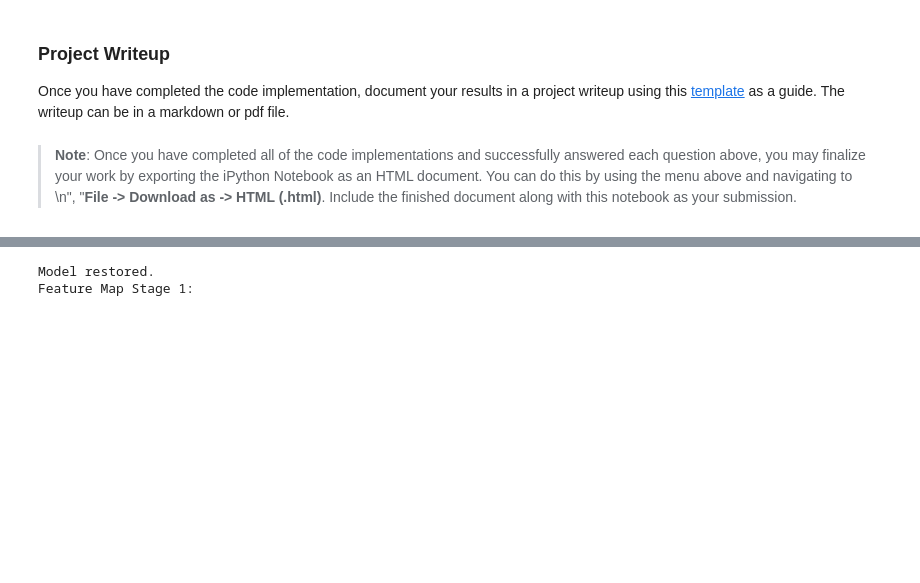
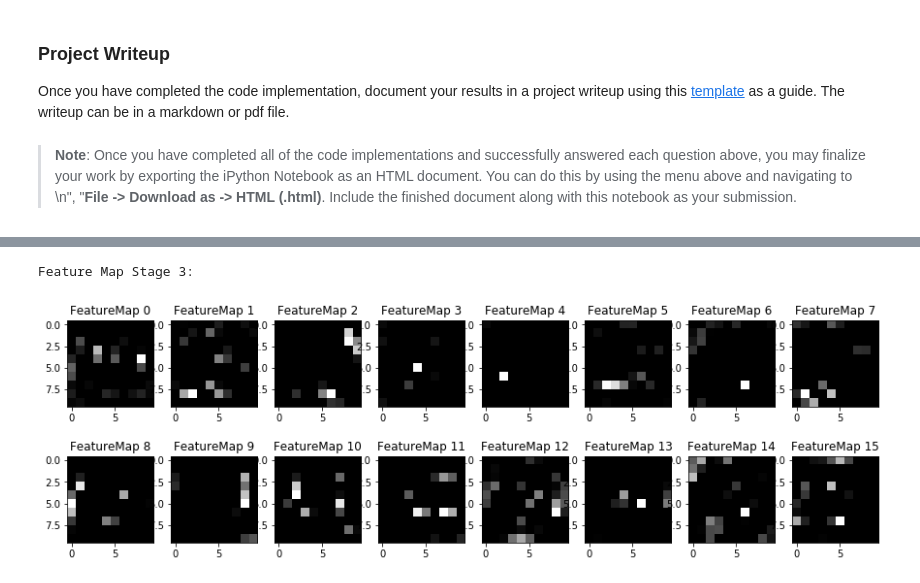
Before and after one commit to elninowang/CarND-Traffic-Sign-Classifier-Project, a Jupyter notebook: Traffic_Sign_Classifier.ipynb, the cells around one changed output, grey strips where cells are left out. Saved outputs shown, nothing was run; the diff lists cells and outputs as text; code cells hidden in the pictures; blank space fills up the shorter version.

```diff
--- a/Traffic_Sign_Classifier.ipynb
+++ b/Traffic_Sign_Classifier.ipynb
@@ -762,9 +767,8 @@ def outputFeatureMap(image_input, tf_activation, activation_min=-1, activation_m
 # %%
 with tf.Session() as sess:
-    saver.restore(sess, tf.train.latest_checkpoint('.'))
-    print("Model restored.")
-    print("Feature Map Stage 1:")
-    #outputFeatureMap(my_images_normalized, layer1, plt_num=1)
+    saver.restore(sess, "./lenet")
+    print("Feature Map Stage 3:")
+    outputFeatureMap(my_images_normalized, layer3, plt_num=3)
 # %% [output]
-Model restored.
-Feature Map Stage 1:
+Feature Map Stage 3:
+[figure, added]
```
Also changed, not shown: parts of 26 cells of this notebook, 2 other files.
